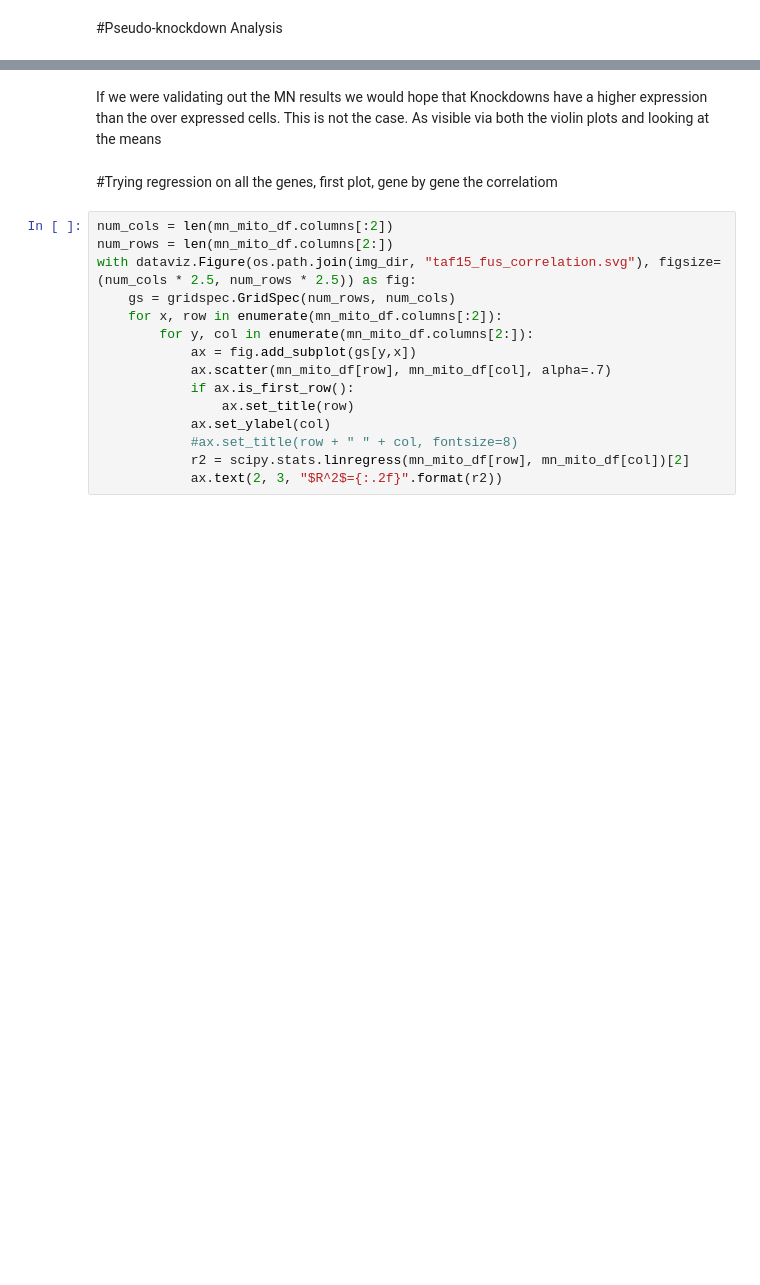
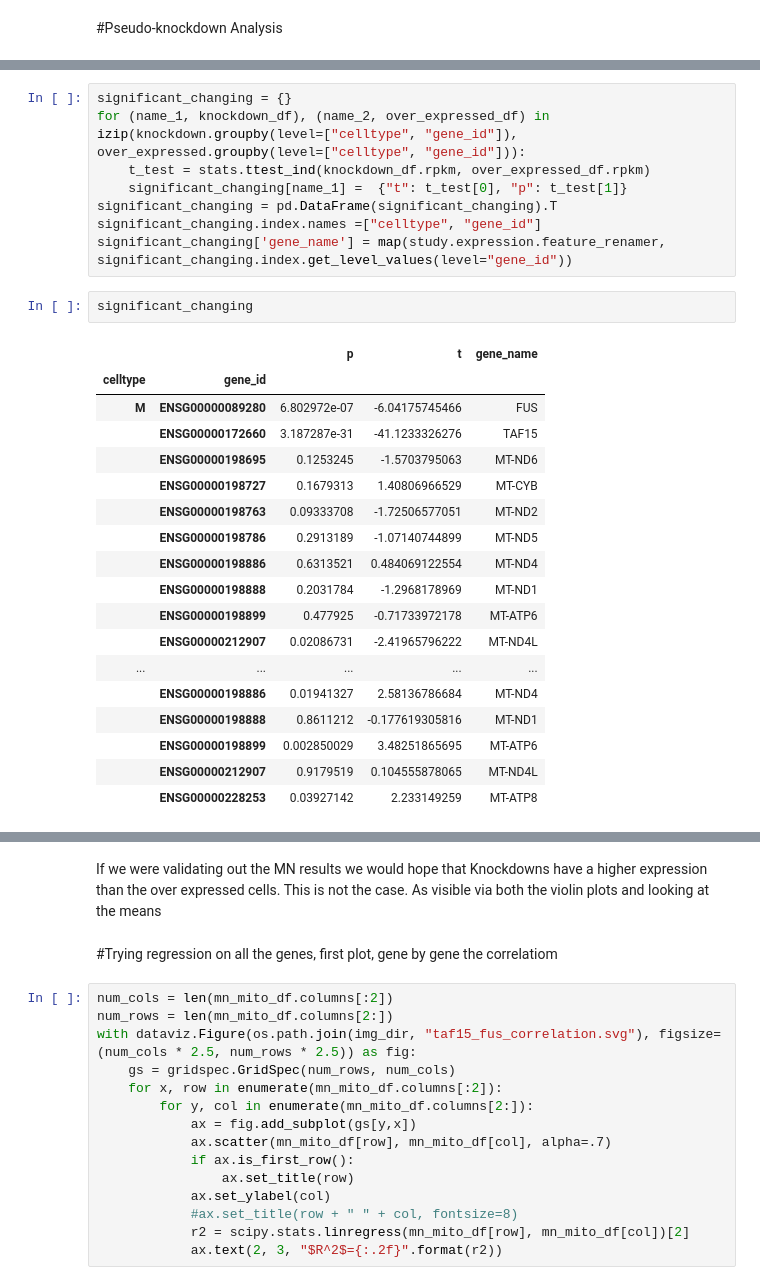
Before and after one commit to gpratt/iPython_Notebook, a Jupyter notebook: taf15/single_cell_data.ipynb, the cells around one changed output, grey strips where cells are left out. Cells and saved outputs as stored; diff of their text form; blank space fills up the shorter version.

```diff
--- a/taf15/single_cell_data.ipynb
+++ b/taf15/single_cell_data.ipynb
@@ -136,0 +165,29 @@ with dataviz.Figure(os.path.join(img_dir, "taf15_fus_correlation.svg"), figsize=
+# %%
+significant_changing = {}
+for (name_1, knockdown_df), (name_2, over_expressed_df) in izip(knockdown.groupby(level=["celltype", "gene_id"]), over_expressed.groupby(level=["celltype", "gene_id"])):
+    t_test = stats.ttest_ind(knockdown_df.rpkm, over_expressed_df.rpkm)
+    significant_changing[name_1] =  {"t": t_test[0], "p": t_test[1]}
+significant_changing = pd.DataFrame(significant_changing).T
+significant_changing.index.names =["celltype", "gene_id"]
+significant_changing['gene_name'] = map(study.expression.feature_renamer, significant_changing.index.get_level_values(level="gene_id"))
+# %%
+significant_changing
+# %% [output]
+|  |  | p | t | gene_name |
+| celltype | gene_id |  |  |  |
+| M | ENSG00000089280 | 6.802972e-07 | -6.04175745466 | FUS |
+|  | ENSG00000172660 | 3.187287e-31 | -41.1233326276 | TAF15 |
+|  | ENSG00000198695 | 0.1253245 | -1.5703795063 | MT-ND6 |
+|  | ENSG00000198727 | 0.1679313 | 1.40806966529 | MT-CYB |
+|  | ENSG00000198763 | 0.09333708 | -1.72506577051 | MT-ND2 |
+|  | ENSG00000198786 | 0.2913189 | -1.07140744899 | MT-ND5 |
+|  | ENSG00000198886 | 0.6313521 | 0.484069122554 | MT-ND4 |
+|  | ENSG00000198888 | 0.2031784 | -1.2968178969 | MT-ND1 |
+|  | ENSG00000198899 | 0.477925 | -0.71733972178 | MT-ATP6 |
+|  | ENSG00000212907 | 0.02086731 | -2.41965796222 | MT-ND4L |
+| ... | ... | ... | ... | ... |
+|  | ENSG00000198886 | 0.01941327 | 2.58136786684 | MT-ND4 |
+|  | ENSG00000198888 | 0.8611212 | -0.177619305816 | MT-ND1 |
+|  | ENSG00000198899 | 0.002850029 | 3.48251865695 | MT-ATP6 |
+|  | ENSG00000212907 | 0.9179519 | 0.104555878065 | MT-ND4L |
+|  | ENSG00000228253 | 0.03927142 | 2.233149259 | MT-ATP8 |
```
Also changed, not shown: parts of 21 cells of this notebook.
